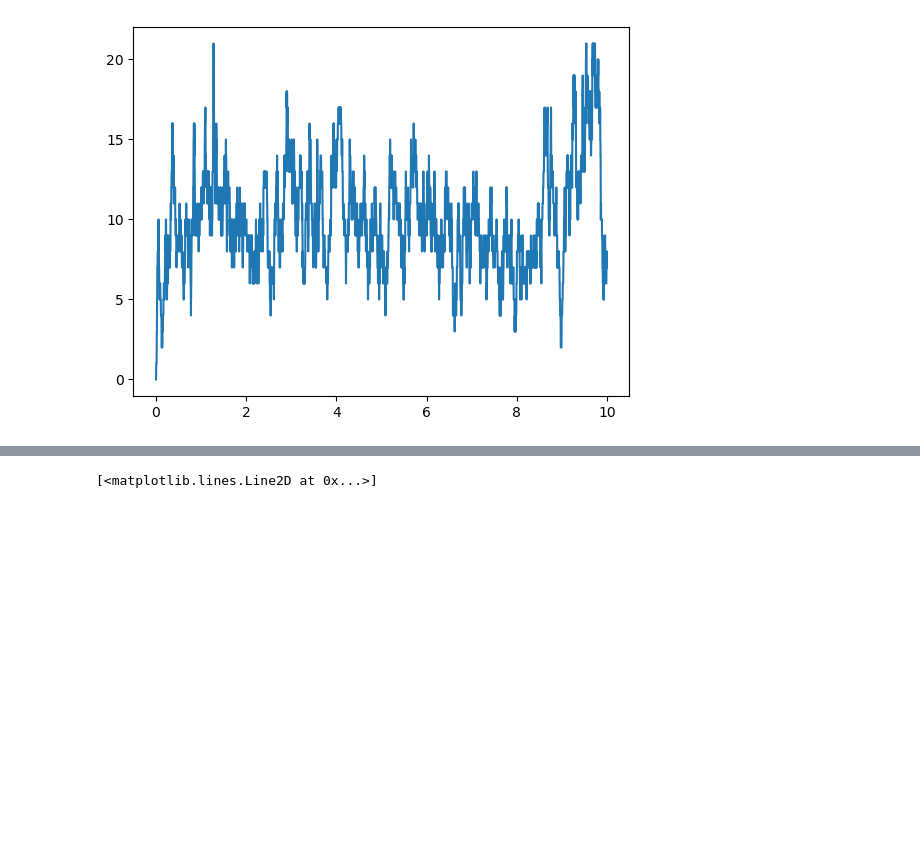
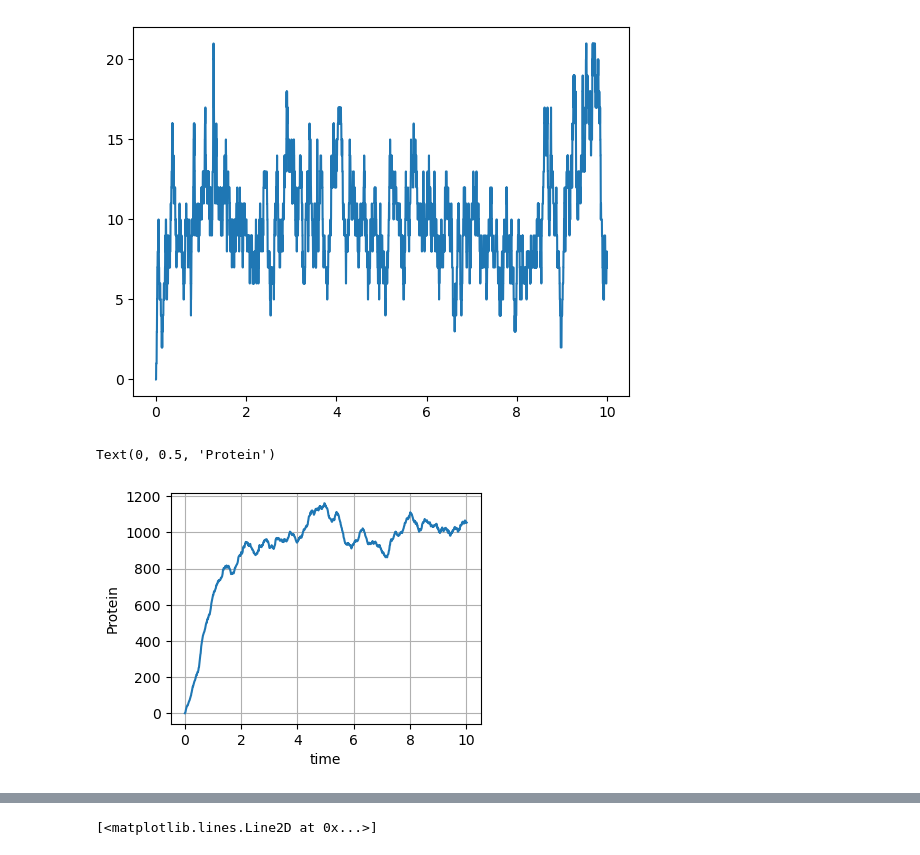
Before and after one commit to canietoa/SimCellBiology, a Jupyter notebook: RNAvsProtein.ipynb, the cells around one changed output, grey strips where cells are left out. Drawn from its saved outputs; the diff is of its cells as text; code cells hidden in the pictures; blank space fills up the shorter version.

```diff
--- a/RNAvsProtein.ipynb
+++ b/RNAvsProtein.ipynb
@@ -100,0 +102,11 @@ dfcells=pd.DataFrame(data,columns=['Cell','Time','R','Prot'])
+# %%
+fig=plt.figure(figsize=(4,3))
+dfcells=pd.read_csv('RNAvsProt.csv')
+dfcell=dfcells[dfcells.Cell==69]
+plt.plot(dfcell.Time,dfcell.Prot)
+plt.grid()
+plt.xlabel('time')
+plt.ylabel('Protein')
+# %% [output]
+Text(0, 0.5, 'Protein')
+[figure, added]
```
Also changed, not shown: parts of 6 cells of this notebook.
